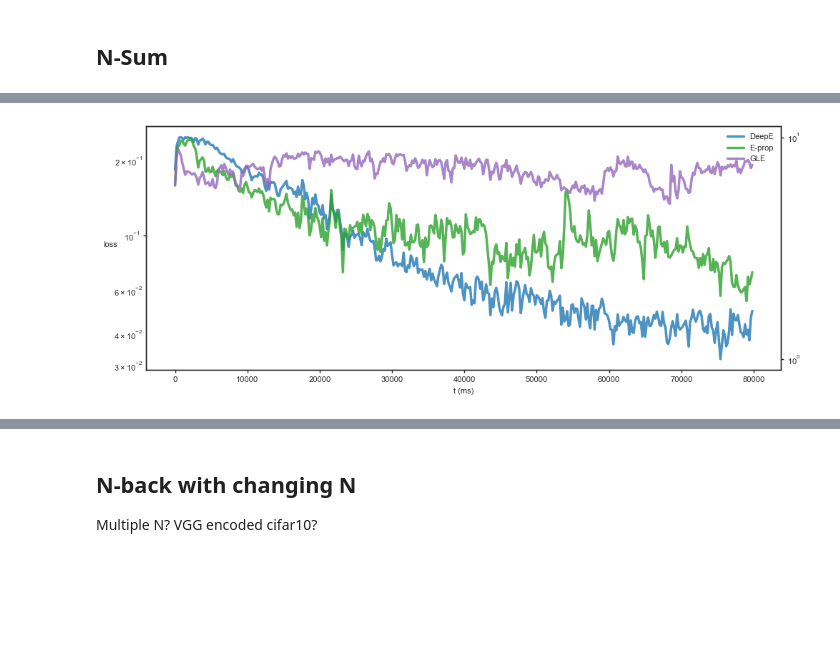
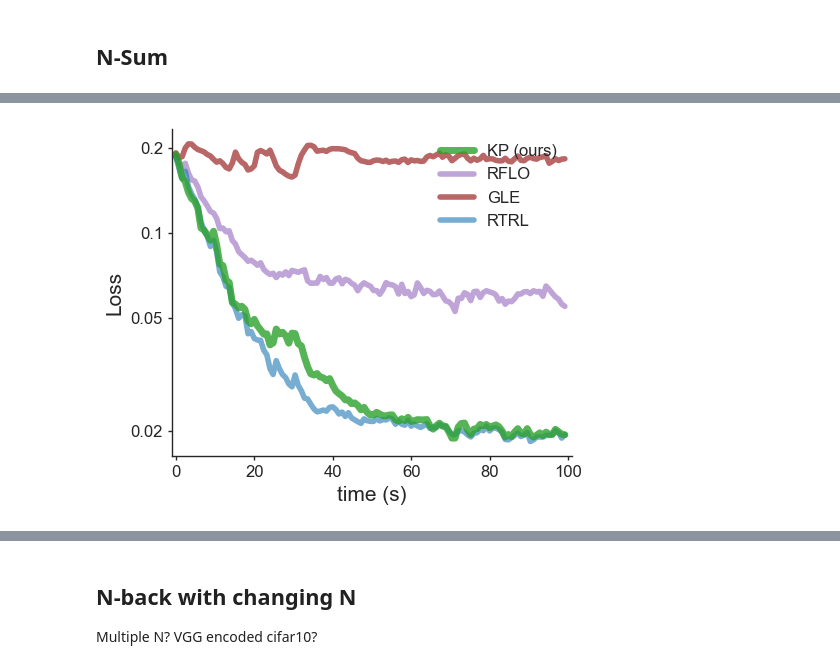
Before and after one commit to Baskin-LIU/Kernel-Propagation, a Jupyter notebook: Experiments/MiniTasks.ipynb, the cells around one changed output, grey strips where cells are left out. Saved outputs shown, nothing was run; the diff lists cells and outputs as text; code cells hidden in the pictures; blank space fills up the shorter version.

```diff
--- a/Experiments/MiniTasks.ipynb
+++ b/Experiments/MiniTasks.ipynb
@@ -122,8 +124,8 @@ student.beta *= 16
 Cum_errors = 3*[(error**2).mean().item()]
 error_record, mismatch_record = [], []
 cum_eps = 0
-Students['Eprop'].align(student)
-Students['GLE'].align(student)
+#Students['Eprop'].align(student)
+#Students['GLE'].align(student)
 Rcd = Recorder(['dt_tau_de', 'rhod'])
 
 with torch.no_grad():
@@ -136,7 +138,8 @@ with torch.no_grad():
             r_out, u_out = Students[stu].step(inp)
             error = u_out_target - u_out
             Students[stu].prop(error)
-            Students[stu].learnW()
+            Students[stu].learnW(update=True)
+
             Cum_errors[i] = 0.999*Cum_errors[i] + 0.001*(error**2).mean().item()
 
         if (t*dt)%100==0:
@@ -366,24 +431,31 @@ Rcd.finish()
 # %%
 Error_record = np.array(error_record).T
-fig = plt.figure(figsize=(10, 4))
-time = np.arange(Error_record.shape[1])*200
+fig = plt.figure(figsize=(5, 4))
+time = np.arange(Error_record.shape[1])*800
 ax = fig.add_subplot(111)
-ax2 = ax.twinx()
+
 ax.set_yscale('log')
-ax.set_ylabel('loss', rotation=0)
-ax2.set_yscale('log')
-#ax2.set_ylabel(r"$\mathbf{u}^{ɑ}$", rotation=0)
-l1,  = ax.plot(time, Error_record[0], label="DeepE", color=blue, linewidth=2.5, alpha=0.8)
-l11, = ax.plot(time, Error_record[1], label="E-prop", color=green, linewidth=2.5, alpha=0.8)
-l12, = ax.plot(time, Error_record[2], label="GLE", color=purple, linewidth=2.5, alpha=0.8)
-lines = [l1, l11, l12]
+ax.set_ylabel('Loss', fontsize = 15)
+
+l11, = ax.plot(time, Error_record[1], label="RFLO", color=purple, linewidth=4, alpha=0.6)
+l12, = ax.plot(time, Error_record[2], label="GLE", color=darkred, linewidth=4, alpha=0.6)
+l13, = ax.plot(time, Error_record[3], label="RTRL", color=blue, linewidth=4, alpha=0.6)
+l1,  = ax.plot(time, Error_record[0], label="KP (ours)", color=green, linewidth=5, alpha=0.8)
+lines = [l1, l11, l12, l13]
 labels = [line.get_label() for line in lines]
-ax.legend(lines, labels, loc='upper right', frameon=False)
-ax.set_xlabel('t (ms)')
+ax.legend(lines, labels, loc='upper right', frameon=False, fontsize = 12)
+ax.set_xlabel('time (s)', fontsize = 15)
+ax.spines['top'].set_visible(False)
+ax.spines['right'].set_visible(False)
+#np.arange(learn_phase)
+ax.set_xticks(np.arange(0, learn_phase+1, 20000), np.arange(0, int(learn_phase/1000+1), 20))
+ax.set_xlim(-1000, 101000)
+ax.set_yticks([0.02, 0.05, 0.1, 0.2], [0.02, 0.05, 0.10, 0.2])
+ax.tick_params(axis='both', which='major', labelsize=12)
 
 plt.tight_layout()
-#plt.savefig('./fig/losscurvecompare2L.png')
+plt.savefig('../Figures/N_sum_loss.png')
 plt.show()
 # %% [output]
-[figure, old version]
+[figure, new version]
 # %%
```
Also changed, not shown: parts of 14 cells of this notebook, 29 other files.
